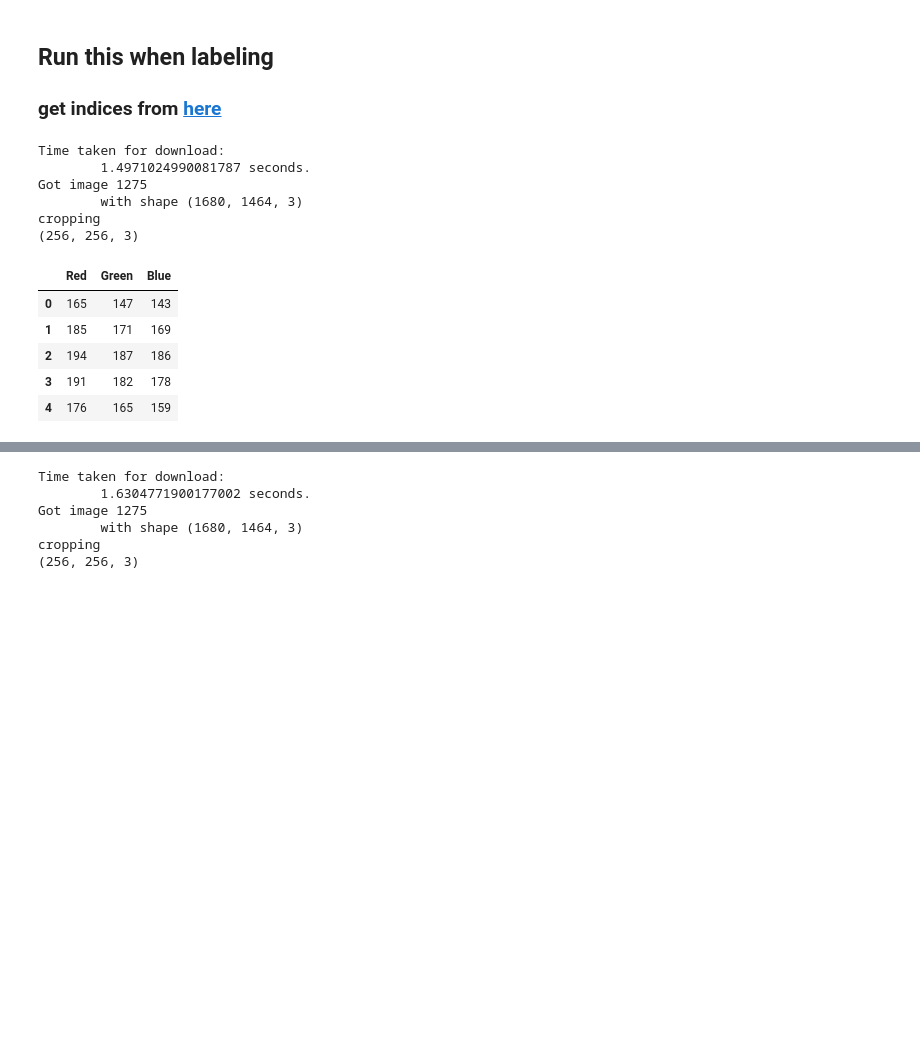
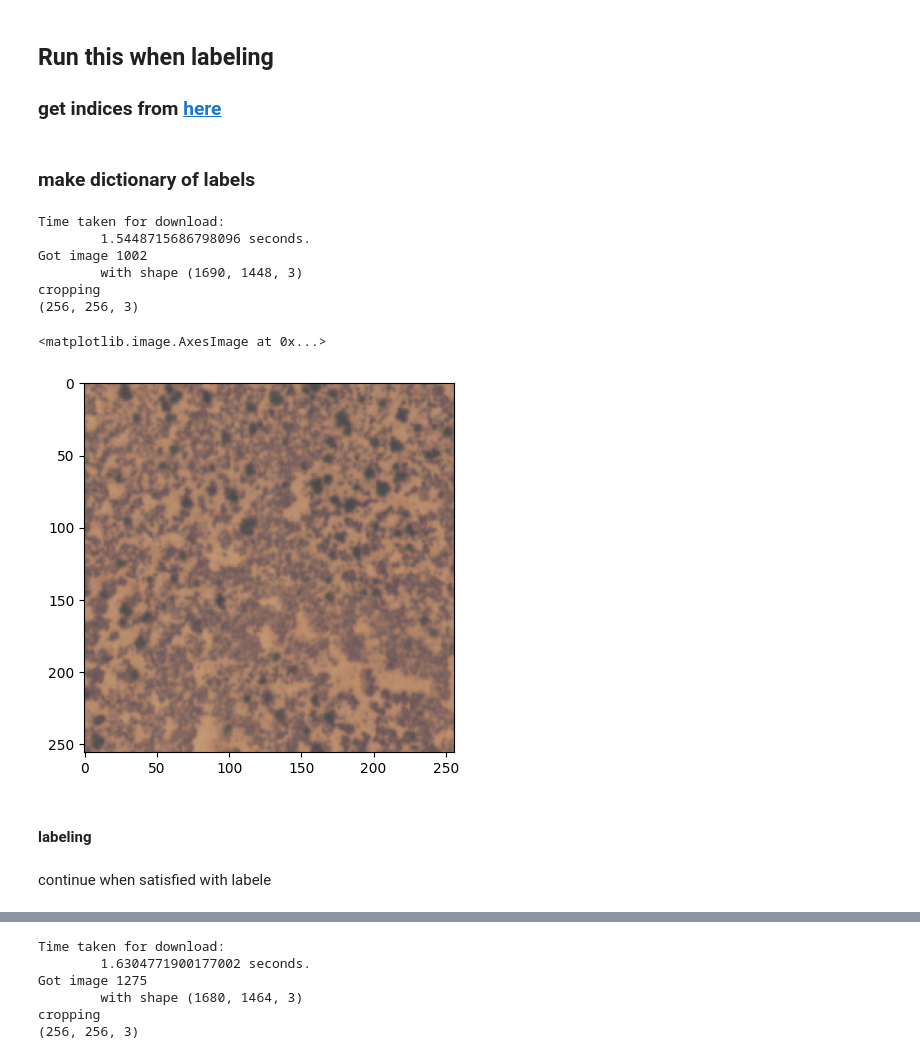
Before and after one commit to LuckyLaharlTim/pipeline-elevation-project, a Jupyter notebook: Modeling/model.ipynb, the cells around one changed output, grey strips where cells are left out. Cells and saved outputs as stored; diff of their text form; code cells hidden in the pictures; blank space fills up the shorter version.

```diff
--- a/Modeling/model.ipynb
+++ b/Modeling/model.ipynb
@@ -111,3 +97,5 @@ print(type(dPic))
 # %% [markdown]
 ## Run this when labeling
 ### get indices from [here](https://console.cloud.google.com/storage/browser/test_export_bucket0;tab=objects?forceOnBucketsSortingFiltering=true&hl=en&project=pipeline-elevation-project&prefix=&forceOnObjectsSortingFiltering=false)
+# %% [markdown]
+### make dictionary of labels
@@ -113,0 +105,15 @@ print(type(dPic))
+# %%
+i = 1002
+image = getImage(i)
+plt.imshow(image)
+# %% [output]
+Time taken for download:
+        1.5448715686798096 seconds.
+Got image 1002
+        with shape (1690, 1448, 3)
+cropping
+(256, 256, 3)
+<matplotlib.image.AxesImage at 0x...>
+[figure, added]
+# %% [markdown]
+#### labeling
@@ -113,0 +127,2 @@ print(type(dPic))
+# %% [markdown]
+continue when satisfied with labele
@@ -114,16 +132,3 @@ print(type(dPic))
 # %%
-image_df = pd.DataFrame(getImage(i).reshape(-1, 3), columns=["Red", "Green", "Blue"])
+image_df = pd.DataFrame(image.reshape(-1, 3), columns=["Red", "Green", "Blue"])
 image_df.head()
-# %% [output]
-Time taken for download:
-        1.4971024990081787 seconds.
-Got image 1275
-        with shape (1680, 1464, 3)
-cropping
-(256, 256, 3)
-|  | Red | Green | Blue |
-| 0 | 165 | 147 | 143 |
-| 1 | 185 | 171 | 169 |
-| 2 | 194 | 187 | 186 |
-| 3 | 191 | 182 | 178 |
-| 4 | 176 | 165 | 159 |
```
Also changed, not shown: parts of 14 cells of this notebook, 1 other file.
